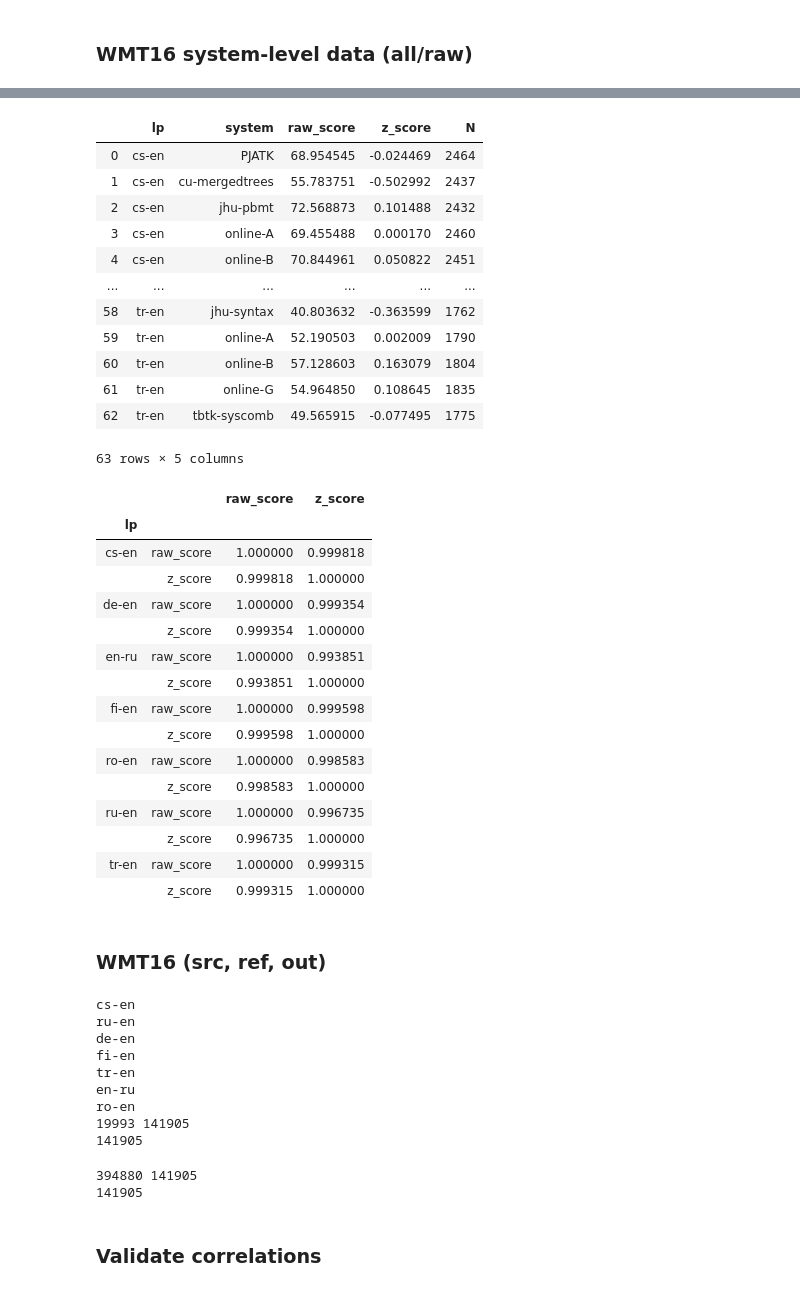
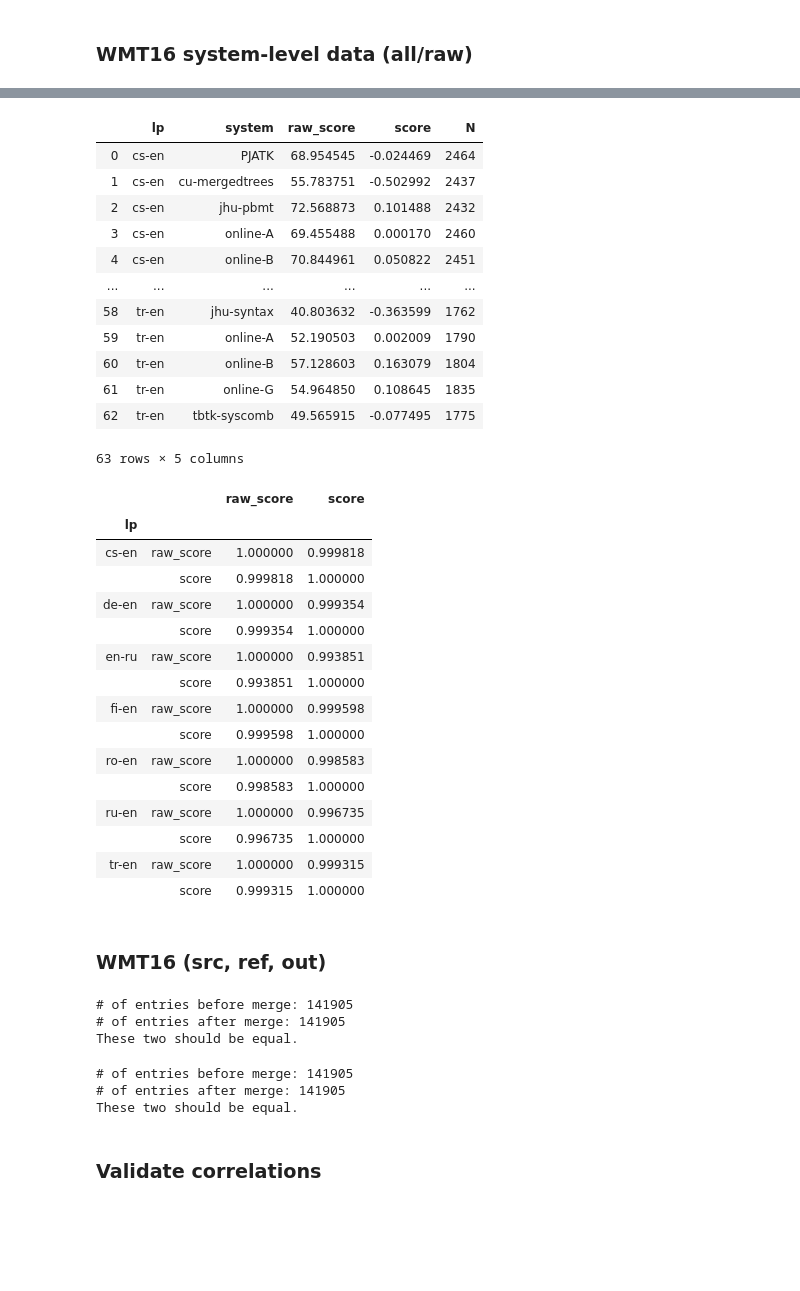
Before and after one commit to johntzwei/wmt16-19-metrics-shared-task, a Jupyter notebook: wmt16-data.ipynb, the cells around one changed output, grey strips where cells are left out. Cells and saved outputs as stored; diff of their text form; code cells hidden in the pictures; blank space fills up the shorter version.

```diff
--- a/wmt16-data.ipynb
+++ b/wmt16-data.ipynb
@@ -77,3 +63,6 @@ Rename columns:
 # %%
 replace = {'DA':'score', 'MT':'system', 'mtevalBLEU':'BLEU', 'mtevalNIST':'NIST', 'mosesCDER':'CDER', 'mosesPER':'PER', 'mosesWER':'WER'}
 sys_scores_da.columns = [ replace[i] if i in replace else i for i in sys_scores_da.columns ]
+
+sys_scores_da = sys_scores_da[['lp', 'system', 'BLEU', 'NIST', 'CDER', 'PER', 'WER', 'TER', 'score']]
+sys_scores_da
@@ -104,11 +98,11 @@ N = raw_seg_scores_da.groupby(['lp', 'SYS'], as_index=False).count()['N']
 raw_sys_scores_da = raw_seg_scores_da.groupby(['lp', 'SYS'], as_index=False).mean()
 raw_sys_scores_da['N'] = N
 
-raw_sys_scores_da.columns = ['lp', 'system', 'sid', 'raw_score', 'z_score', 'N', '5']
-raw_sys_scores_da = raw_sys_scores_da[['lp', 'system', 'raw_score', 'z_score', 'N']]
+raw_sys_scores_da.columns = ['lp', 'system', 'sid', 'raw_score', 'score', 'N', '5']
+raw_sys_scores_da = raw_sys_scores_da[['lp', 'system', 'raw_score', 'score', 'N']]
 raw_sys_scores_da
 # %% [output]
-|  | lp | system | raw_score | z_score | N |
+|  | lp | system | raw_score | score | N |
 | 0 | cs-en | PJATK | 68.954545 | -0.024469 | 2464 |
 | 1 | cs-en | cu-mergedtrees | 55.783751 | -0.502992 | 2437 |
 | 2 | cs-en | jhu-pbmt | 72.568873 | 0.101488 | 2432 |
@@ -122,25 +116,25 @@ raw_sys_scores_da
 | 62 | tr-en | tbtk-syscomb | 49.565915 | -0.077495 | 1775 |
 63 rows × 5 columns
 # %%
-sys_scores_da = sys_scores_da.merge(raw_sys_scores_da[['lp','system','raw_score','z_score']])
-sys_scores_da[['lp','raw_score', 'z_score']].groupby('lp').corr('pearson')
+sys_scores_da = sys_scores_da.merge(raw_sys_scores_da[['lp','system','raw_score']])
+sys_scores_da[['lp','raw_score', 'score']].groupby('lp').corr('pearson')
 # %% [output]
-|  |  | raw_score | z_score |
+|  |  | raw_score | score |
 | lp |  |  |  |
 | cs-en | raw_score | 1.000000 | 0.999818 |
-|  | z_score | 0.999818 | 1.000000 |
+|  | score | 0.999818 | 1.000000 |
 | de-en | raw_score | 1.000000 | 0.999354 |
-|  | z_score | 0.999354 | 1.000000 |
+|  | score | 0.999354 | 1.000000 |
 | en-ru | raw_score | 1.000000 | 0.993851 |
-|  | z_score | 0.993851 | 1.000000 |
+|  | score | 0.993851 | 1.000000 |
 | fi-en | raw_score | 1.000000 | 0.999598 |
-|  | z_score | 0.999598 | 1.000000 |
+|  | score | 0.999598 | 1.000000 |
 | ro-en | raw_score | 1.000000 | 0.998583 |
-|  | z_score | 0.998583 | 1.000000 |
+|  | score | 0.998583 | 1.000000 |
 | ru-en | raw_score | 1.000000 | 0.996735 |
-|  | z_score | 0.996735 | 1.000000 |
+|  | score | 0.996735 | 1.000000 |
 | tr-en | raw_score | 1.000000 | 0.999315 |
-|  | z_score | 0.999315 | 1.000000 |
+|  | score | 0.999315 | 1.000000 |
 # %% [markdown]
 ### WMT16 (src, ref, out)
 # %%
@@ -148,7 +142,6 @@ sys_scores_da[['lp','raw_score', 'z_score']].groupby('lp').corr('pearson')
 srcs, refs, lps, sids = [], [], [], []
 for lp in sys_scores_da.lp.unique():
     fr, to = lp[:2], lp[3:]
-    print(lp)
 
     refs_ = list(open('data/wmt16-submitted-data/txt/references/newstest2016-%s%s-ref.%s' % (fr, to, to)))
     srcs_ = list(open('data/wmt16-submitted-data/txt/sources/newstest2016-%s%s-src.%s' % (fr, to, fr)))
@@ -161,19 +154,14 @@ for lp in sys_scores_da.lp.unique():
     lps.extend([lp]*len(refs_))
 
 df = pd.DataFrame({'reference' : refs, 'source':srcs, 'lp': lps, 'SID': sids})
-print(len(df), len(raw_seg_scores_da))
+print('# of entries before merge: %d' % len(raw_seg_scores_da))
 raw_seg_scores_da = raw_seg_scores_da.merge(df, on=['lp','SID'], how='inner')
-print(len(raw_seg_scores_da))
+print('# of entries after merge: %d' % len(raw_seg_scores_da))
+print('These two should be equal.')
 # %% [output]
-cs-en
-ru-en
-de-en
-fi-en
-tr-en
-en-ru
-ro-en
-19993 141905
-141905
+# of entries before merge: 141905
+# of entries after merge: 141905
+These two should be equal.
 # %%
 # outs
 lps, outs, sids, syss = [], [], [], []
@@ -192,12 +180,14 @@ for file in glob.glob('data/wmt16-submitted-data/txt/system-outputs/newstest2016
     syss.extend(syss_)
 
 df = pd.DataFrame({'lp': lps, 'output':outs, 'SID': sids, 'SYS': syss})
-print(len(df), len(raw_seg_scores_da))
+print('# of entries before merge: %d' % len(raw_seg_scores_da))
 raw_seg_scores_da = raw_seg_scores_da.merge(df, on=['lp','SID', 'SYS'], how='inner')
-print(len(raw_seg_scores_da))
+print('# of entries after merge: %d' % len(raw_seg_scores_da))
+print('These two should be equal.')
 # %% [output]
-394880 141905
-141905
+# of entries before merge: 141905
+# of entries after merge: 141905
+These two should be equal.
 # %% [markdown]
 ### Validate correlations
 # %%
```
Also changed, not shown: parts of 7 cells of this notebook, 16 other files.
